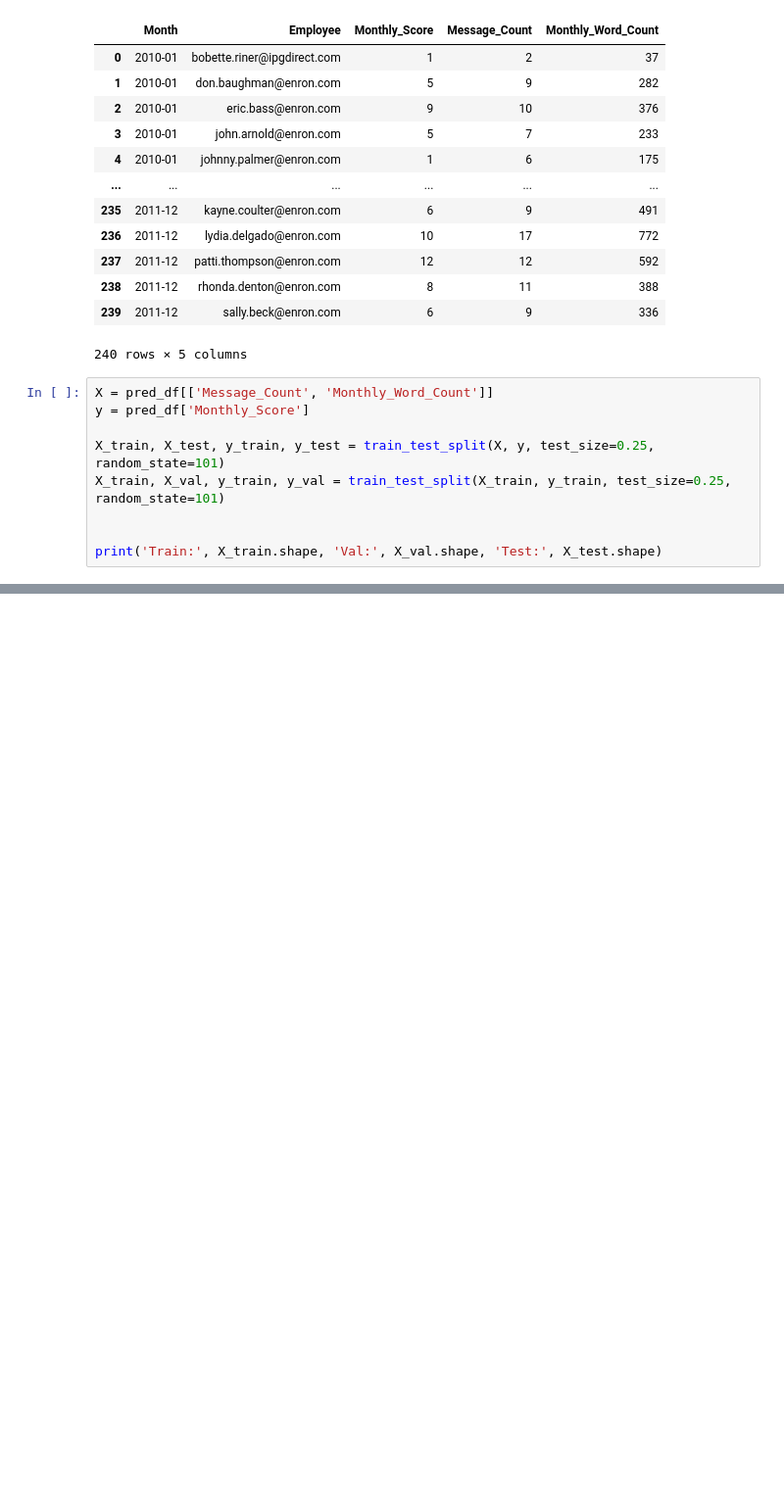
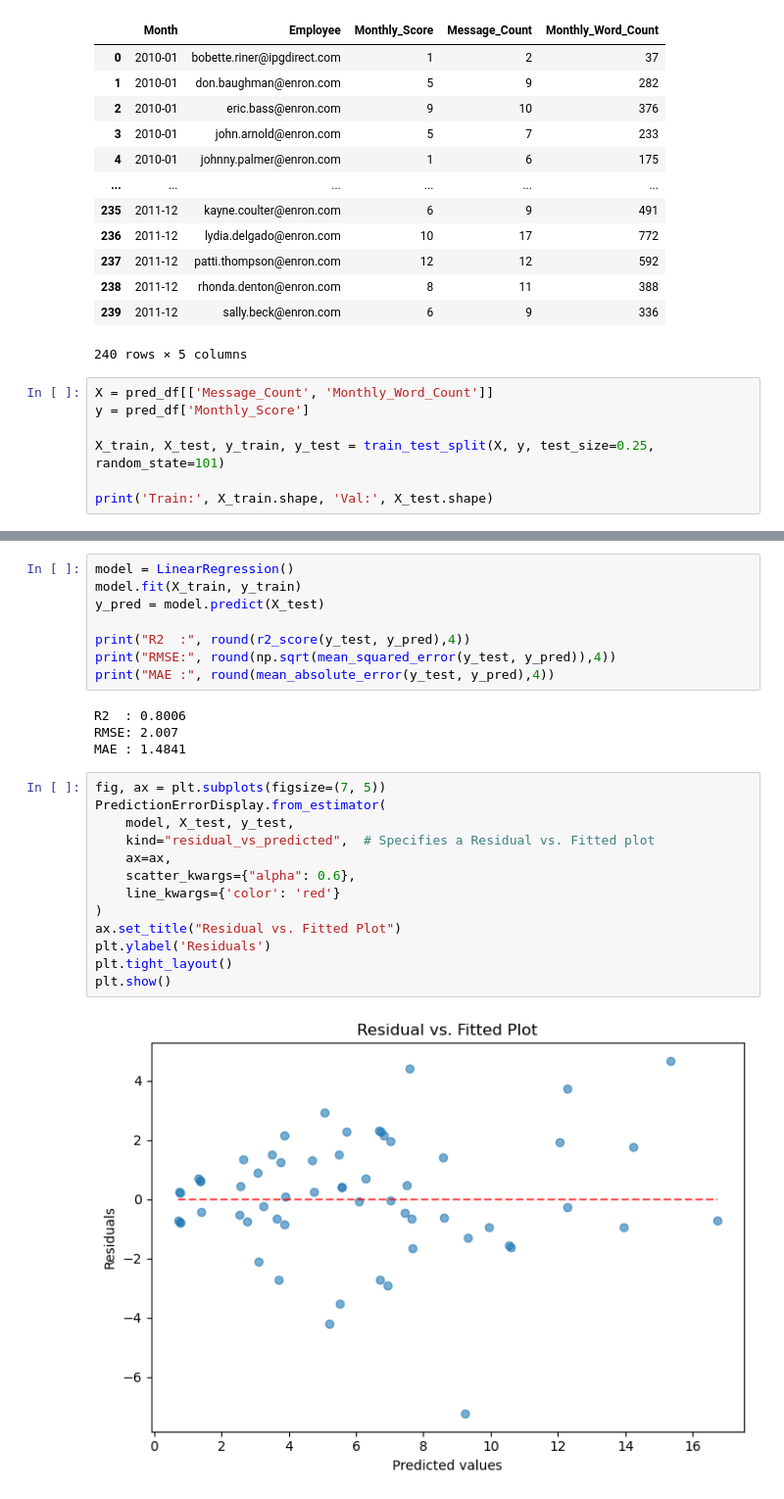
Before and after one commit to yenphglam/Final_Assessment, a Jupyter notebook: Analysis_Notebook.ipynb, the cells around one changed output, grey strips where cells are left out. Shown at 98% size. Drawn from its saved outputs; the diff is of its cells as text; blank space fills up the shorter version.

```diff
--- a/Analysis_Notebook.ipynb
+++ b/Analysis_Notebook.ipynb
@@ -385,8 +389,6 @@ X = pred_df[['Message_Count', 'Monthly_Word_Count']]
 y = pred_df['Monthly_Score']
 
 X_train, X_test, y_train, y_test = train_test_split(X, y, test_size=0.25, random_state=101)
-X_train, X_val, y_train, y_val = train_test_split(X_train, y_train, test_size=0.25, random_state=101)
 
-
-print('Train:', X_train.shape, 'Val:', X_val.shape, 'Test:', X_test.shape)
+print('Train:', X_train.shape, 'Val:', X_test.shape)
 # %% [output]
@@ -398,0 +418,27 @@ model.fit(X_train, y_train)
+# %%
+model = LinearRegression()
+model.fit(X_train, y_train)
+y_pred = model.predict(X_test)
+
+print("R2  :", round(r2_score(y_test, y_pred),4))
+print("RMSE:", round(np.sqrt(mean_squared_error(y_test, y_pred)),4))
+print("MAE :", round(mean_absolute_error(y_test, y_pred),4))
+# %% [output]
+R2  : 0.8006
+RMSE: 2.007
+MAE : 1.4841
+# %%
+fig, ax = plt.subplots(figsize=(7, 5))
+PredictionErrorDisplay.from_estimator(
+    model, X_test, y_test,
+    kind="residual_vs_predicted",  # Specifies a Residual vs. Fitted plot
+    ax=ax,
+    scatter_kwargs={"alpha": 0.6},
+    line_kwargs={'color': 'red'}
+)
+ax.set_title("Residual vs. Fitted Plot")
+plt.ylabel('Residuals')
+plt.tight_layout()
+plt.show()
+# %% [output]
+[figure, added]
```
Also changed, not shown: parts of 6 cells of this notebook.
